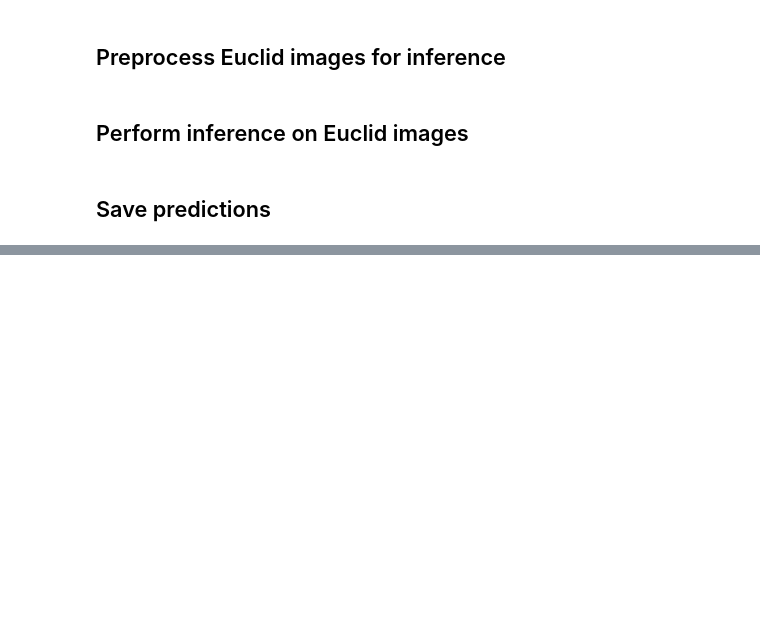
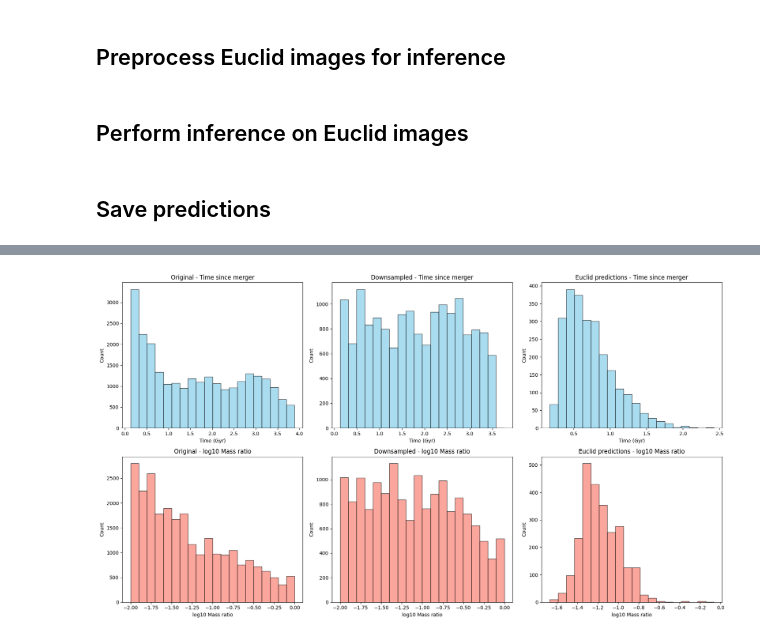
Before and after one commit to alexbrown-ai/solid-harmonic-wavelet-bispectrum, a Jupyter notebook: notebooks/euclid_training_inference.ipynb, the cells around one changed output, grey strips where cells are left out. Cells and saved outputs as stored; diff of their text form; code cells hidden in the pictures; blank space fills up the shorter version.

```diff
--- a/notebooks/euclid_training_inference.ipynb
+++ b/notebooks/euclid_training_inference.ipynb
@@ -504,6 +483,9 @@ print(f"  Range:  {results_df['time_since_merger_gyr'].min():.3f} to {results_df
 # %%
 OUTPUT_DIR = Path("./results/euclid_inference")
 OUTPUT_DIR.mkdir(parents=True, exist_ok=True)
+output_path = OUTPUT_DIR / "euclid_predictions.csv"
 
-output_path = OUTPUT_DIR / "euclid_predictions.csv"
-results_df.to_csv(output_path, index=False)
+# if results_df:
+#     results_df.to_csv(output_path, index=False)
+
+results_df = pd.read_csv(output_path)
@@ -509,0 +563,32 @@ results_df.to_csv(output_path, index=False)
+# %%
+
+
+def plot_target_histograms(Y_orig, Y_down, Y_euclid, bins_time=20, bins_mass=20):
+    datasets = {
+        "Original": Y_orig,
+        "Downsampled": Y_down,
+        "Euclid predictions": Y_euclid
+    }
+
+    fig, axes = plt.subplots(2, 3, figsize=(18, 10))
+
+    for i, (label, Y) in enumerate(datasets.items()):
+        # Time
+        axes[0, i].hist(Y[:, 0], bins=bins_time, color='skyblue', edgecolor='black', alpha=0.7)
+        axes[0, i].set_title(f"{label} - Time since merger")
+        axes[0, i].set_xlabel("Time (Gyr)")
+        axes[0, i].set_ylabel("Count")
+
+        # Mass
+        axes[1, i].hist(Y[:, 1], bins=bins_mass, color='salmon', edgecolor='black', alpha=0.7)
+        axes[1, i].set_title(f"{label} - log10 Mass ratio")
+        axes[1, i].set_xlabel("log10 Mass ratio")
+        axes[1, i].set_ylabel("Count")
+
+    plt.tight_layout()
+    plt.show()
+
+
+plot_target_histograms(Y_orig, Y_down, Y_euclid)
+# %% [output]
+[figure, added]
```
Also changed, not shown: parts of 4 cells of this notebook, 1 other file.
